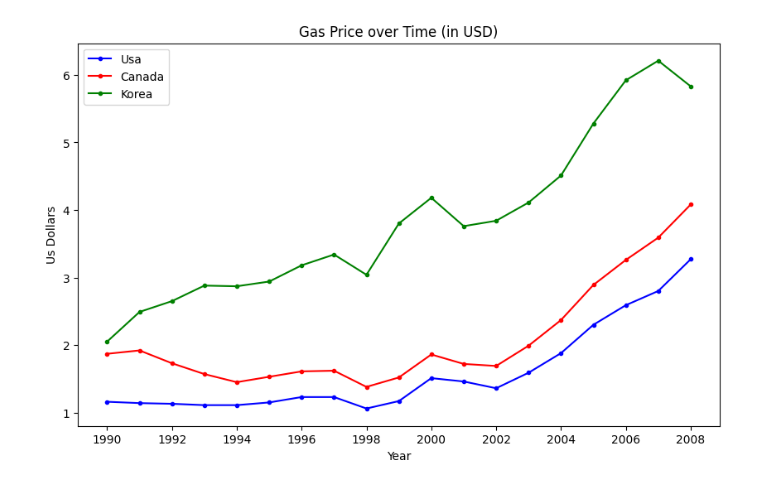
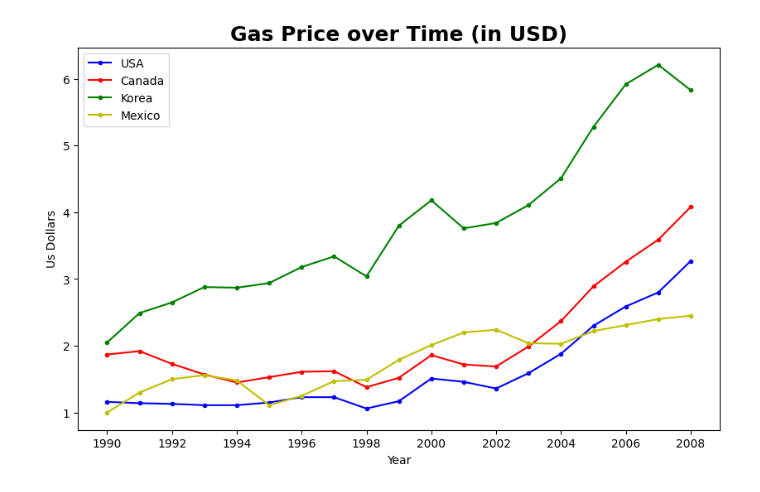
Before and after one commit to Dikendev/codespaces-jupyter, a Jupyter notebook: notebooks/matplotlib.ipynb, the cells around one changed output. Saved outputs shown, nothing was run; the diff lists cells and outputs as text; code cells hidden in the pictures.

```diff
--- a/notebooks/matplotlib.ipynb
+++ b/notebooks/matplotlib.ipynb
@@ -5,21 +5,23 @@ import matplotlib.pyplot as plt
 # %%
 gas = pd.read_csv('../data/gas_prices.csv')
 
 plt.figure(figsize=(10,6))
 
-plt.title('Gas Price over Time (in USD)')
+plt.title('Gas Price over Time (in USD)', fontdict={ 'fontweight': 'bold', 'fontsize':18})
 
-plt.plot(gas.Year, gas.USA,'b.-', label='Usa')
+plt.plot(gas.Year, gas.USA,'b.-', label='USA')
 plt.plot(gas.Year, gas.Canada, 'r.-', label='Canada')
 plt.plot(gas.Year, gas['South Korea'], 'g.-', label='Korea')
+plt.plot(gas.Year, gas['Mexico'], 'y.-', label='Mexico')
+
 
 plt.xlabel('Year')
 plt.ylabel('Us Dollars')
 
 plt.xticks(gas.Year[::2])
 
 plt.legend()
 
 plt.show()
 # %% [output]
-[figure, old version]
+[figure, new version]
```
Also changed, not shown: parts of 4 cells of this notebook.
